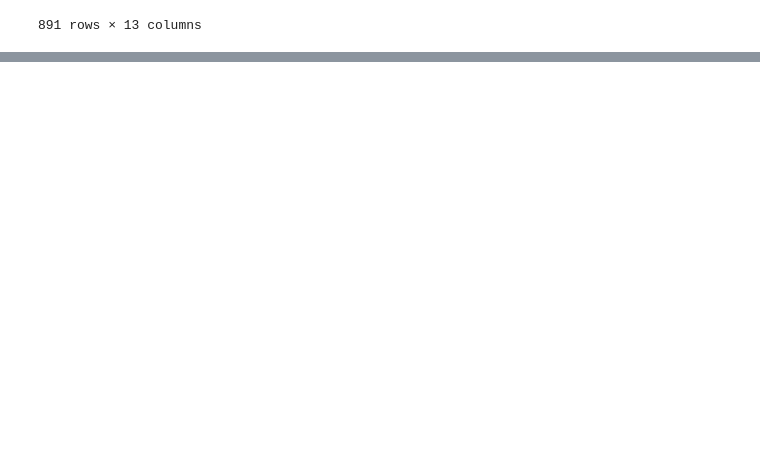
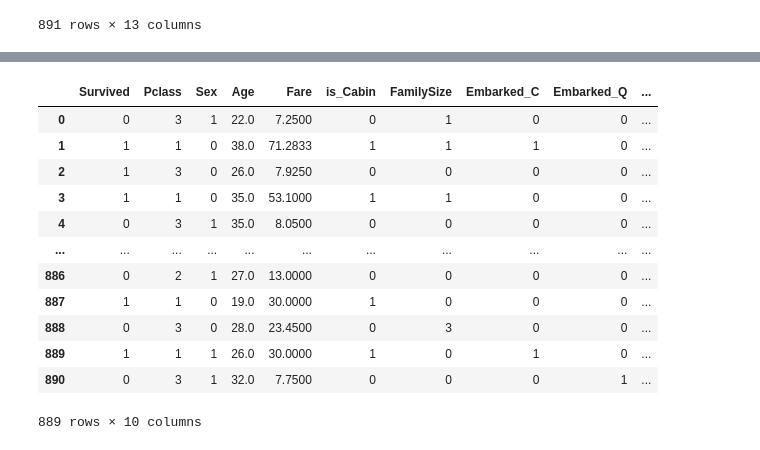
Before and after one commit to eunzzae/Off_Study_ML, a Jupyter notebook: 230926_머신러닝_타이타닉__생존자예측.ipynb, the cells around one changed output, grey strips where cells are left out. Saved outputs shown, nothing was run; the diff lists cells and outputs as text; code cells hidden in the pictures; blank space fills up the shorter version.

```diff
--- a/230926_머신러닝_타이타닉__생존자예측.ipynb
+++ b/230926_머신러닝_타이타닉__생존자예측.ipynb
@@ -52,3 +52,7 @@ train
 | 889 | 890 | 1 | 1 | Behr, Mr. Karl Howell | male | 26.0 | 0 | 0 | 111369 | 30.0000 | ... |
 | 890 | 891 | 0 | 3 | Dooley, Mr. Patrick | male | 32.0 | 0 | 0 | 370376 | 7.7500 | ... |
 891 rows × 13 columns
+# %%
+# 3. SibSp + Parch = FamilySize
+train['FamilySize'] = train['SibSp'] + train['Parch']
+train.head()
@@ -54,0 +66,11 @@ train
+# %%
+# 4. drop columns
+train = train.drop(columns=['PassengerId', 'Name', 'SibSp', 'Parch', 'Cabin', 'Ticket'])
+# %%
+# 5. Age column
+train.Age = train.Age.fillna(train.Age.median())
+# train.Age.mean(), train.Age.min(), train.Age.max(), train.Age.median(), train.Age.mode()
+# %%
+# 6. dropna
+train = train.dropna()
+train.info()
@@ -54,0 +93,28 @@ train
+# %%
+# 7. Encoding categorical feature
+
+# 1) Ordinal encoding
+# factorize
+train.Sex = pd.factorize(train.Sex, sort=True)[0] # 데이터 순서를 일정하게 해주기 위해 sort지정
+
+# _map
+# _map = {'male' : 0, 'female' : 1}
+# train.Sex.map(_map)
+
+# 2) One-hot encoding
+train = pd.get_dummies(data=train, columns=['Embarked'])
+train
+# %% [output]
+|  | Survived | Pclass | Sex | Age | Fare | is_Cabin | FamilySize | Embarked_C | Embarked_Q | ... |
+| 0 | 0 | 3 | 1 | 22.0 | 7.2500 | 0 | 1 | 0 | 0 | ... |
+| 1 | 1 | 1 | 0 | 38.0 | 71.2833 | 1 | 1 | 1 | 0 | ... |
+| 2 | 1 | 3 | 0 | 26.0 | 7.9250 | 0 | 0 | 0 | 0 | ... |
+| 3 | 1 | 1 | 0 | 35.0 | 53.1000 | 1 | 1 | 0 | 0 | ... |
+| 4 | 0 | 3 | 1 | 35.0 | 8.0500 | 0 | 0 | 0 | 0 | ... |
+| ... | ... | ... | ... | ... | ... | ... | ... | ... | ... | ... |
+| 886 | 0 | 2 | 1 | 27.0 | 13.0000 | 0 | 0 | 0 | 0 | ... |
+| 887 | 1 | 1 | 0 | 19.0 | 30.0000 | 1 | 0 | 0 | 0 | ... |
+| 888 | 0 | 3 | 0 | 28.0 | 23.4500 | 0 | 3 | 0 | 0 | ... |
+| 889 | 1 | 1 | 1 | 26.0 | 30.0000 | 1 | 0 | 1 | 0 | ... |
+| 890 | 0 | 3 | 1 | 32.0 | 7.7500 | 0 | 0 | 0 | 1 | ... |
+889 rows × 10 columns
```
Also changed, not shown: parts of 2 cells of this notebook.
